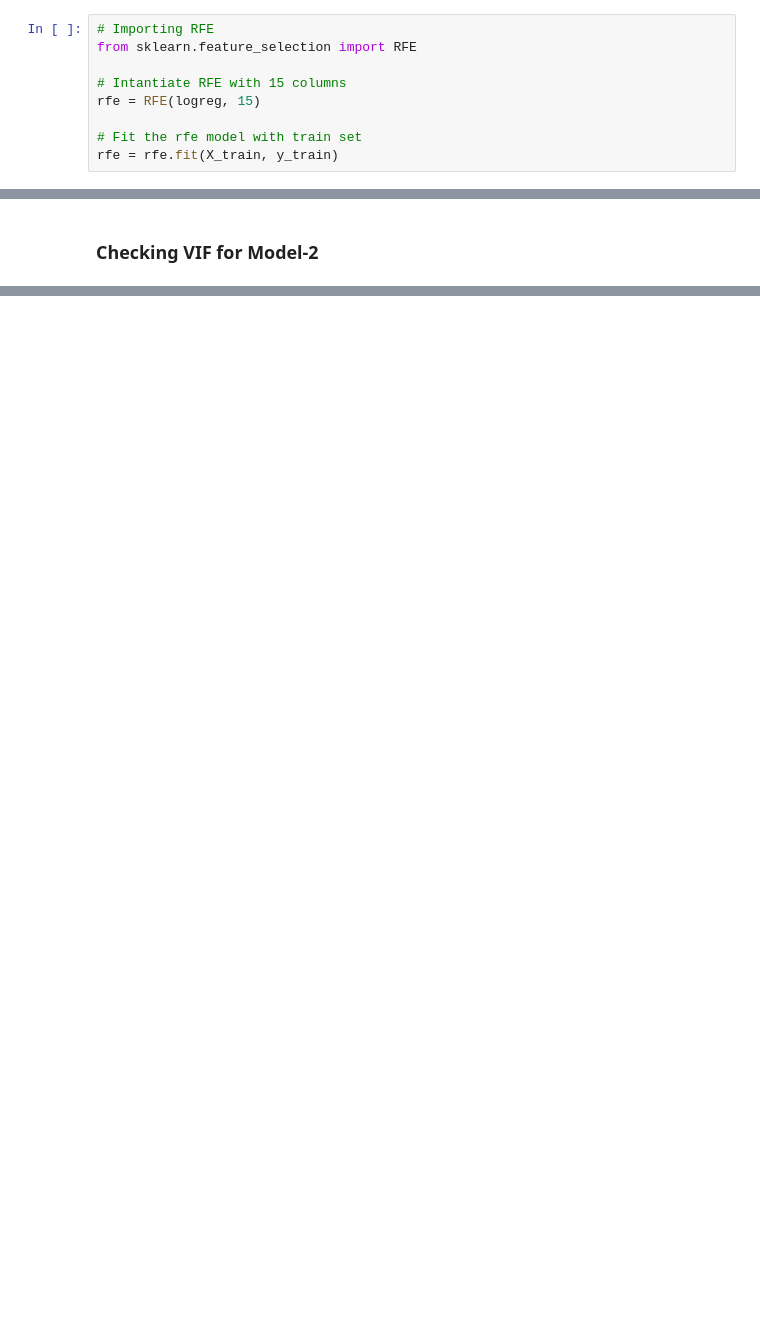
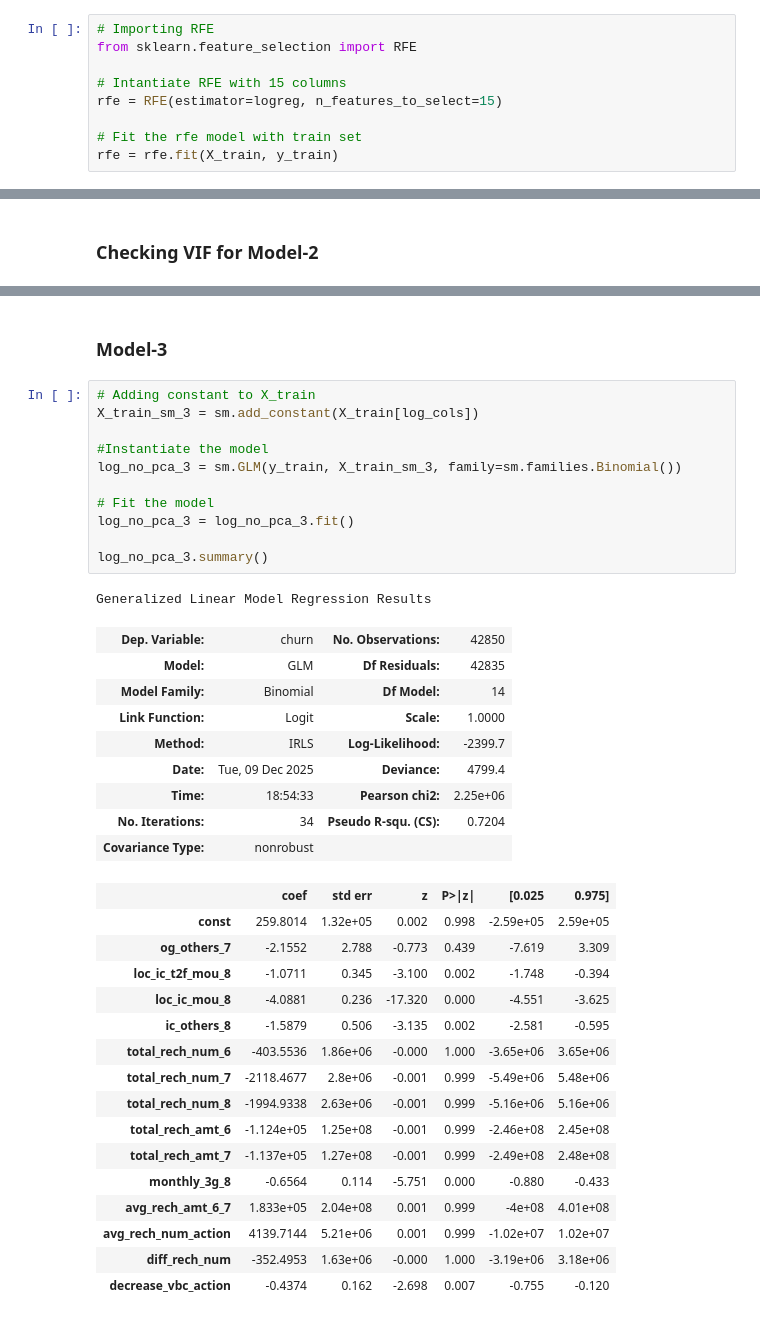
Before and after one commit to burakarabacioglu/Vodafone-ML-Internship-Portfolio, a Jupyter notebook: Customer_Churn_Prediction/churn_prediction.ipynb, the cells around one changed output, grey strips where cells are left out. Saved outputs shown, nothing was run; the diff lists cells and outputs as text; blank space fills up the shorter version.

Commit message:
Implemented Logistic Regression with No PCA

```diff
--- a/Customer_Churn_Prediction/churn_prediction.ipynb
+++ b/Customer_Churn_Prediction/churn_prediction.ipynb
@@ -1296,7 +1323,7 @@ logreg = LogisticRegression()
 from sklearn.feature_selection import RFE
 
 # Intantiate RFE with 15 columns
-rfe = RFE(logreg, 15)
+rfe = RFE(estimator=logreg, n_features_to_select=15)
 
 # Fit the rfe model with train set
 rfe = rfe.fit(X_train, y_train)
@@ -1366,0 +1491,40 @@ log_cols.remove('offnet_mou_8')
+# %% [markdown]
+### Model-3
+# %%
+# Adding constant to X_train
+X_train_sm_3 = sm.add_constant(X_train[log_cols])
+
+#Instantiate the model
+log_no_pca_3 = sm.GLM(y_train, X_train_sm_3, family=sm.families.Binomial())
+
+# Fit the model
+log_no_pca_3 = log_no_pca_3.fit()
+
+log_no_pca_3.summary()
+# %% [output]
+Generalized Linear Model Regression Results
+| Dep. Variable: | churn | No. Observations: | 42850 |
+| Model: | GLM | Df Residuals: | 42835 |
+| Model Family: | Binomial | Df Model: | 14 |
+| Link Function: | Logit | Scale: | 1.0000 |
+| Method: | IRLS | Log-Likelihood: | -2399.7 |
+| Date: | Tue, 09 Dec 2025 | Deviance: | 4799.4 |
+| Time: | 18:54:33 | Pearson chi2: | 2.25e+06 |
+| No. Iterations: | 34 | Pseudo R-squ. (CS): | 0.7204 |
+| Covariance Type: | nonrobust |  |  |
+|  | coef | std err | z | P>|z| | [0.025 | 0.975] |
+| const | 259.8014 | 1.32e+05 | 0.002 | 0.998 | -2.59e+05 | 2.59e+05 |
+| og_others_7 | -2.1552 | 2.788 | -0.773 | 0.439 | -7.619 | 3.309 |
+| loc_ic_t2f_mou_8 | -1.0711 | 0.345 | -3.100 | 0.002 | -1.748 | -0.394 |
+| loc_ic_mou_8 | -4.0881 | 0.236 | -17.320 | 0.000 | -4.551 | -3.625 |
+| ic_others_8 | -1.5879 | 0.506 | -3.135 | 0.002 | -2.581 | -0.595 |
+| total_rech_num_6 | -403.5536 | 1.86e+06 | -0.000 | 1.000 | -3.65e+06 | 3.65e+06 |
+| total_rech_num_7 | -2118.4677 | 2.8e+06 | -0.001 | 0.999 | -5.49e+06 | 5.48e+06 |
+| total_rech_num_8 | -1994.9338 | 2.63e+06 | -0.001 | 0.999 | -5.16e+06 | 5.16e+06 |
+| total_rech_amt_6 | -1.124e+05 | 1.25e+08 | -0.001 | 0.999 | -2.46e+08 | 2.45e+08 |
+| total_rech_amt_7 | -1.137e+05 | 1.27e+08 | -0.001 | 0.999 | -2.49e+08 | 2.48e+08 |
+| monthly_3g_8 | -0.6564 | 0.114 | -5.751 | 0.000 | -0.880 | -0.433 |
+| avg_rech_amt_6_7 | 1.833e+05 | 2.04e+08 | 0.001 | 0.999 | -4e+08 | 4.01e+08 |
+| avg_rech_num_action | 4139.7144 | 5.21e+06 | 0.001 | 0.999 | -1.02e+07 | 1.02e+07 |
+| diff_rech_num | -352.4953 | 1.63e+06 | -0.000 | 1.000 | -3.19e+06 | 3.18e+06 |
+| decrease_vbc_action | -0.4374 | 0.162 | -2.698 | 0.007 | -0.755 | -0.120 |
```
Also changed, not shown: parts of 50 cells of this notebook.
